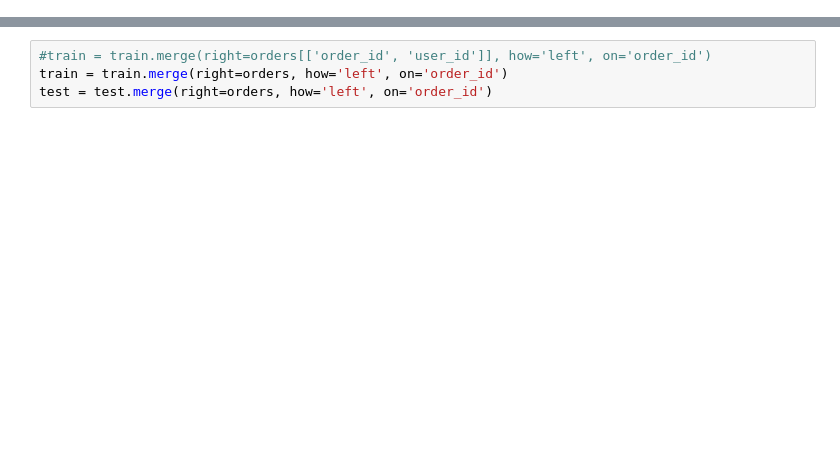
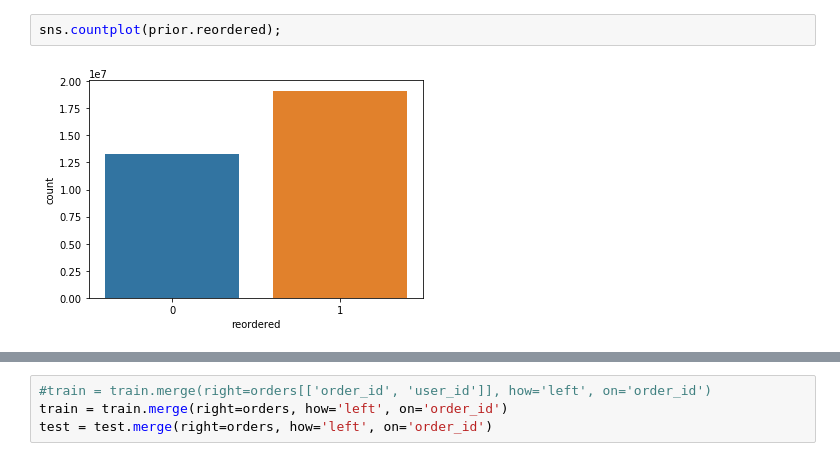
Before and after one commit to valfehr/Instacart, a Jupyter notebook: Untitled.ipynb, the cells around one changed output, grey strips where cells are left out. Drawn from its saved outputs; the diff is of its cells as text; blank space fills up the shorter version.

```diff
--- a/Untitled.ipynb
+++ b/Untitled.ipynb
@@ -46,0 +166,4 @@ train.head()
+# %%
+sns.countplot(prior.reordered);
+# %% [output]
+[figure, added]
```
Also changed, not shown: parts of 67 cells of this notebook.
